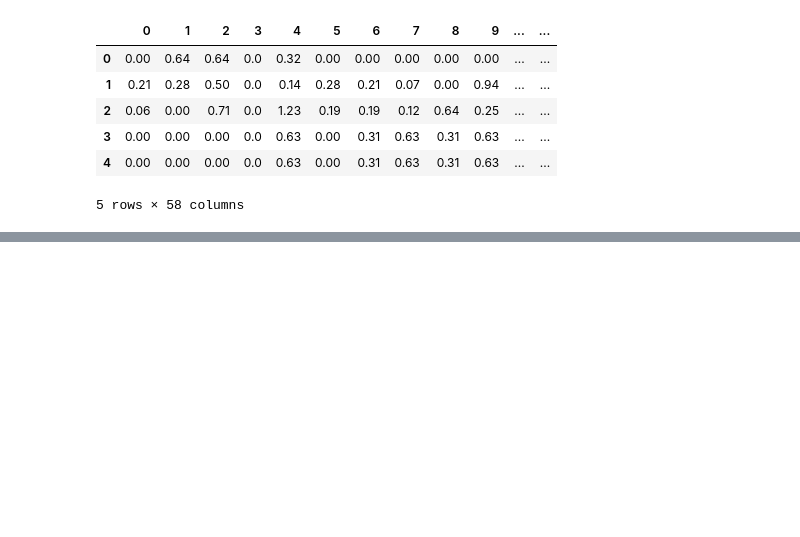
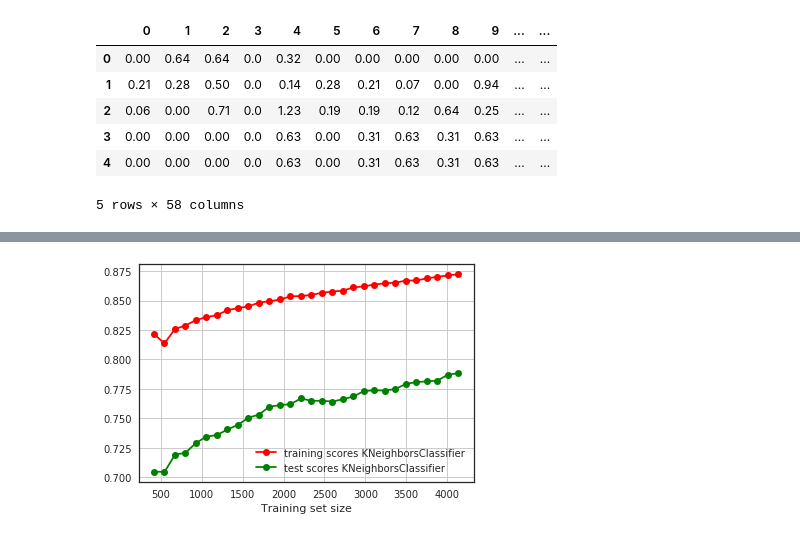
Before and after one commit to sorashido/esl-learn, a Jupyter notebook: chapter3.ipynb, the cells around one changed output, grey strips where cells are left out. Saved outputs shown, nothing was run; the diff lists cells and outputs as text; code cells hidden in the pictures; blank space fills up the shorter version.

```diff
--- a/chapter3.ipynb
+++ b/chapter3.ipynb
@@ -150,0 +81,5 @@ array([ -6.90426085e-02,  -1.19262686e-02,   4.19173552e-02,
+# %%
+# kneighbors classifier
+plot_learning_curve(KNeighborsClassifier(), X, y)
+# %% [output]
+[figure, added]
```
Also changed, not shown: parts of 24 cells of this notebook.
